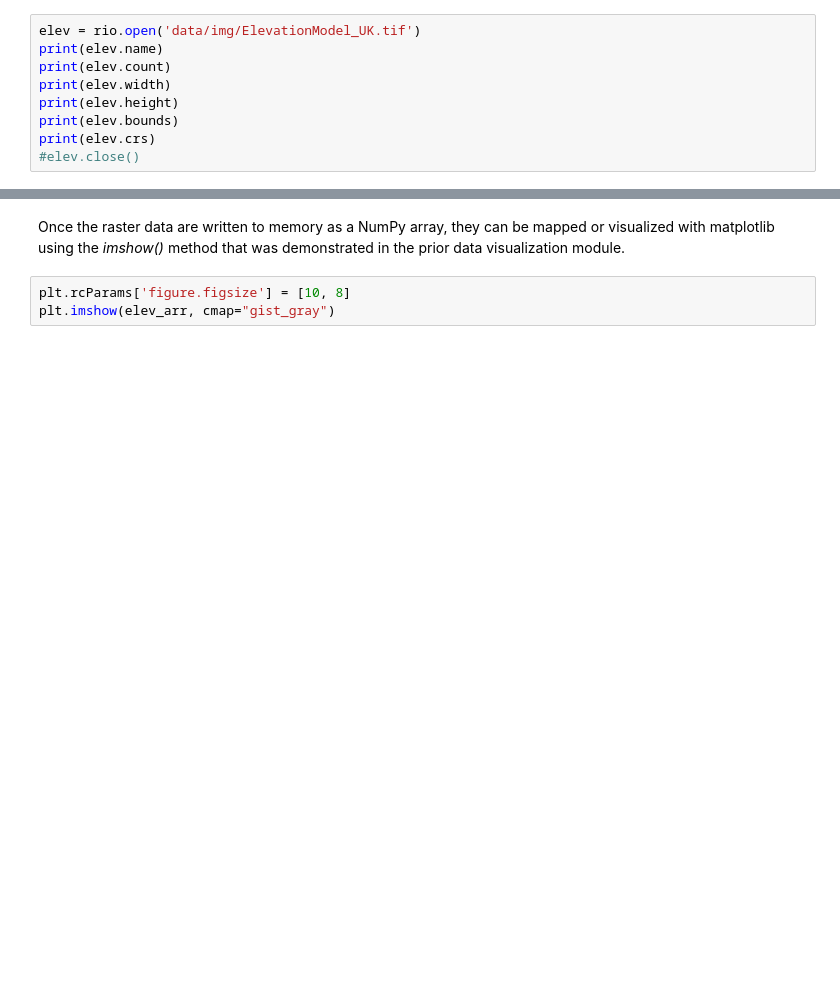
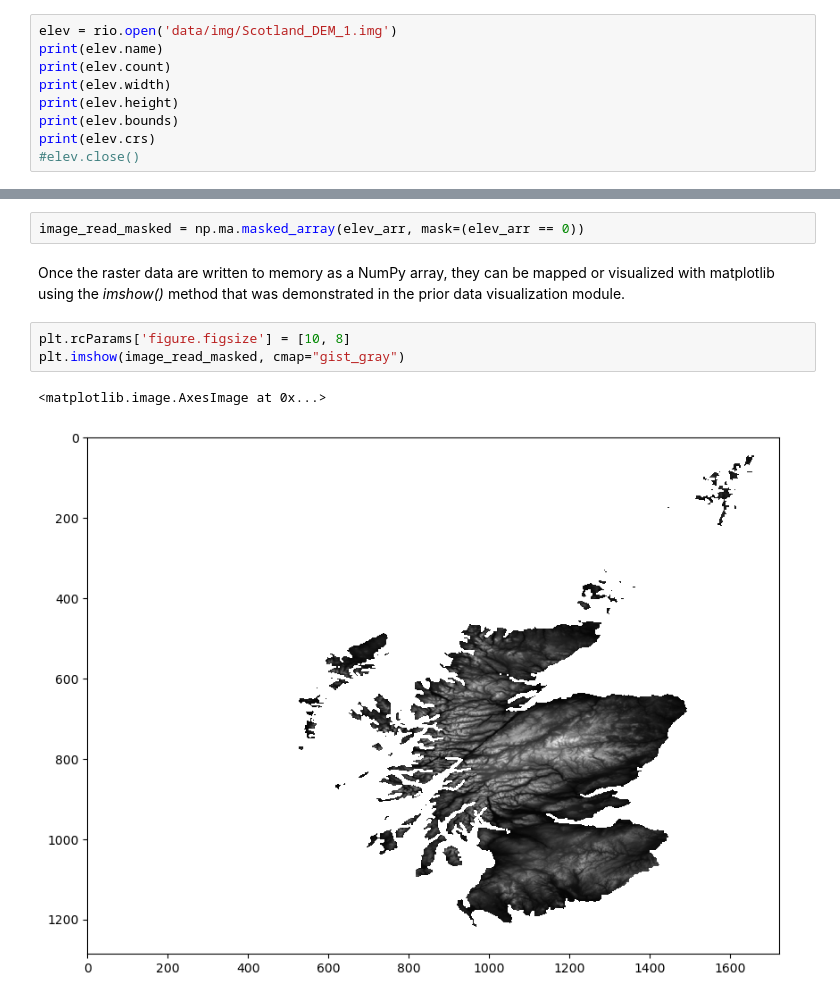
Before and after one commit to mfbenitezp/PY4SA_Course, a Jupyter notebook: Python_GeoPandas.ipynb, the cells around one changed output, grey strips where cells are left out. Drawn from its saved outputs; the diff is of its cells as text; blank space fills up the shorter version.

Commit message:
adding better data

```diff
--- a/Python_GeoPandas.ipynb
+++ b/Python_GeoPandas.ipynb
@@ -176,7 +176,7 @@ Once you have read the data you could get the number of bands, number of columns
 
 When you are done using a layer, it is generally recommend to disconnect using the *close()* method.
 # %%
-elev = rio.open('data/img/ElevationModel_UK.tif')
+elev = rio.open('data/img/Scotland_DEM_1.img')
 print(elev.name)
 print(elev.count)
 print(elev.width)
@@ -194,5 +209,10 @@ print(elev_arr)
+# %%
+image_read_masked = np.ma.masked_array(elev_arr, mask=(elev_arr == 0))
 # %% [markdown]
 Once the raster data are written to memory as a NumPy array, they can be mapped or visualized with matplotlib using the *imshow()* method that was demonstrated in the prior data visualization module.
 # %%
 plt.rcParams['figure.figsize'] = [10, 8]
-plt.imshow(elev_arr, cmap="gist_gray")
+plt.imshow(image_read_masked, cmap="gist_gray")
+# %% [output]
+<matplotlib.image.AxesImage at 0x...>
+[figure, added]
```
Also changed, not shown: parts of 3 cells of this notebook, 3 other files.
